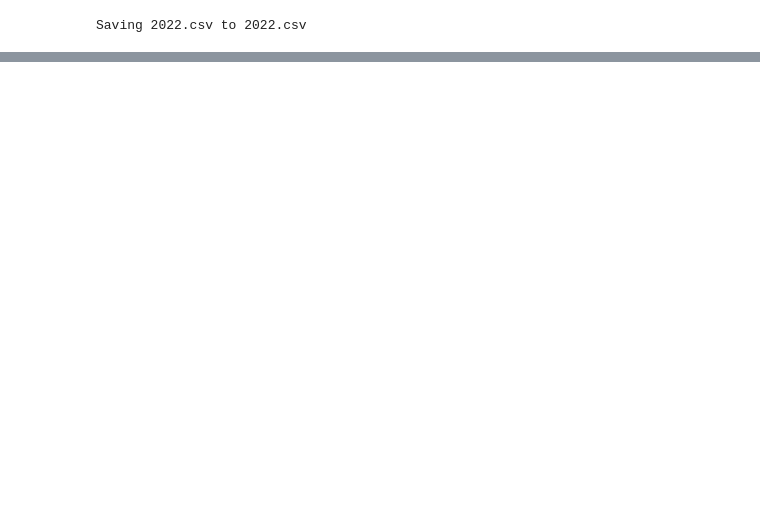
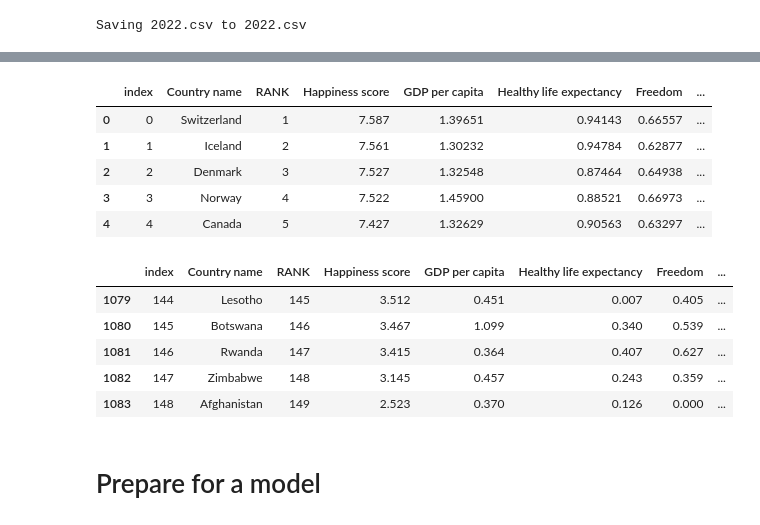
Before and after one commit to dileepadrd/project_2, a Jupyter notebook: Project2_Happyness_report.ipynb, the cells around one changed output, grey strips where cells are left out. Drawn from its saved outputs; the diff is of its cells as text; code cells hidden in the pictures; blank space fills up the shorter version.

Commit message:
Project 2 Happy -v2 dataframe cleaning done

```diff
--- a/Project2_Happyness_report.ipynb
+++ b/Project2_Happyness_report.ipynb
@@ -31,0 +12,18 @@ Index(['RANK', 'Country', 'Happiness score', 'Whisker-high', 'Whisker-low',
+# %%
+# Create dataframe from year 2015 to 2021
+happiness_2015_df = pd.read_csv('2015.csv')
+happiness_2016_df = pd.read_csv('2016.csv')
+happiness_2017_df = pd.read_csv('2017.csv')
+happiness_2018_df = pd.read_csv('2018.csv')
+happiness_2019_df = pd.read_csv('2019.csv')
+happiness_2020_df = pd.read_csv('2020.csv')
+happiness_2021_df = pd.read_csv('2021.csv')
+# %%
+# Add column 'year' to each dataframe
+happiness_2015_df['year'] = '2015'
+happiness_2016_df['year'] = '2016'
+happiness_2017_df['year'] = '2017'
+happiness_2018_df['year'] = '2018'
+happiness_2019_df['year'] = '2019'
+happiness_2020_df['year'] = '2020'
+happiness_2021_df['year'] = '2021'
@@ -32,3 +162,28 @@ Index(['RANK', 'Country', 'Happiness score', 'Whisker-high', 'Whisker-low',
+# %%
+# Concatinate all dataframe
+happiness_df = pd.concat([happiness_2015_df,happiness_2016_df,happiness_2017_df,happiness_2018_df,happiness_2019_df,happiness_2020_df,happiness_2021_df], axis=0)
+
+# Reset index
+happiness_df = happiness_df.reset_index()
+# %%
+# Confirm dataframe
+display(happiness_df.head())
+display(happiness_df.tail())
+# %% [output]
+|  | index | Country name | RANK | Happiness score | GDP per capita | Healthy life expectancy | Freedom | ... |
+| 0 | 0 | Switzerland | 1 | 7.587 | 1.39651 | 0.94143 | 0.66557 | ... |
+| 1 | 1 | Iceland | 2 | 7.561 | 1.30232 | 0.94784 | 0.62877 | ... |
+| 2 | 2 | Denmark | 3 | 7.527 | 1.32548 | 0.87464 | 0.64938 | ... |
+| 3 | 3 | Norway | 4 | 7.522 | 1.45900 | 0.88521 | 0.66973 | ... |
+| 4 | 4 | Canada | 5 | 7.427 | 1.32629 | 0.90563 | 0.63297 | ... |
+|  | index | Country name | RANK | Happiness score | GDP per capita | Healthy life expectancy | Freedom | ... |
+| 1079 | 144 | Lesotho | 145 | 3.512 | 0.451 | 0.007 | 0.405 | ... |
+| 1080 | 145 | Botswana | 146 | 3.467 | 1.099 | 0.340 | 0.539 | ... |
+| 1081 | 146 | Rwanda | 147 | 3.415 | 0.364 | 0.407 | 0.627 | ... |
+| 1082 | 147 | Zimbabwe | 148 | 3.145 | 0.457 | 0.243 | 0.359 | ... |
+| 1083 | 148 | Afghanistan | 149 | 2.523 | 0.370 | 0.126 | 0.000 | ... |
+# %% [markdown]
+# Prepare for a model
 # %%
 happyness_2022_sortedbygdp_df = happyness_2022_df.sort_values(by=['Explained by: GDP per capita'], ascending=False)
 
```
Also changed, not shown: parts of 7 cells of this notebook, 13 other files.
